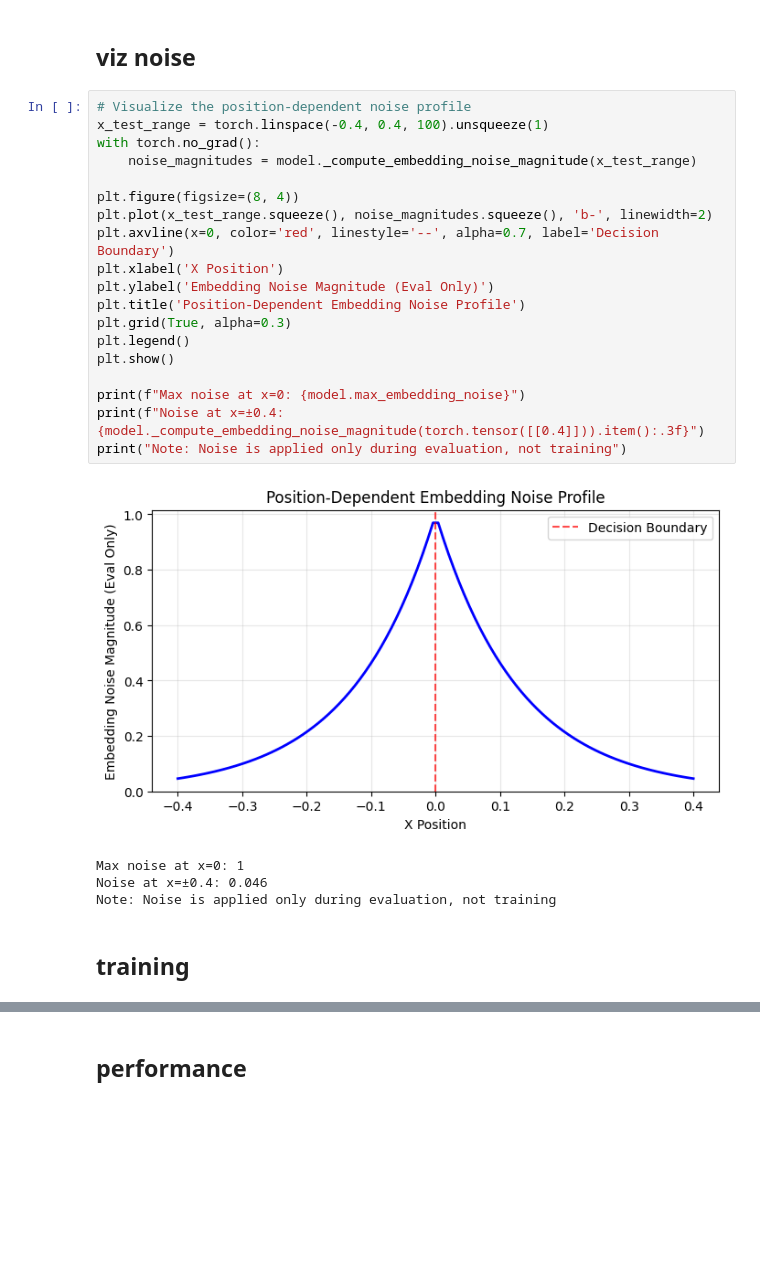
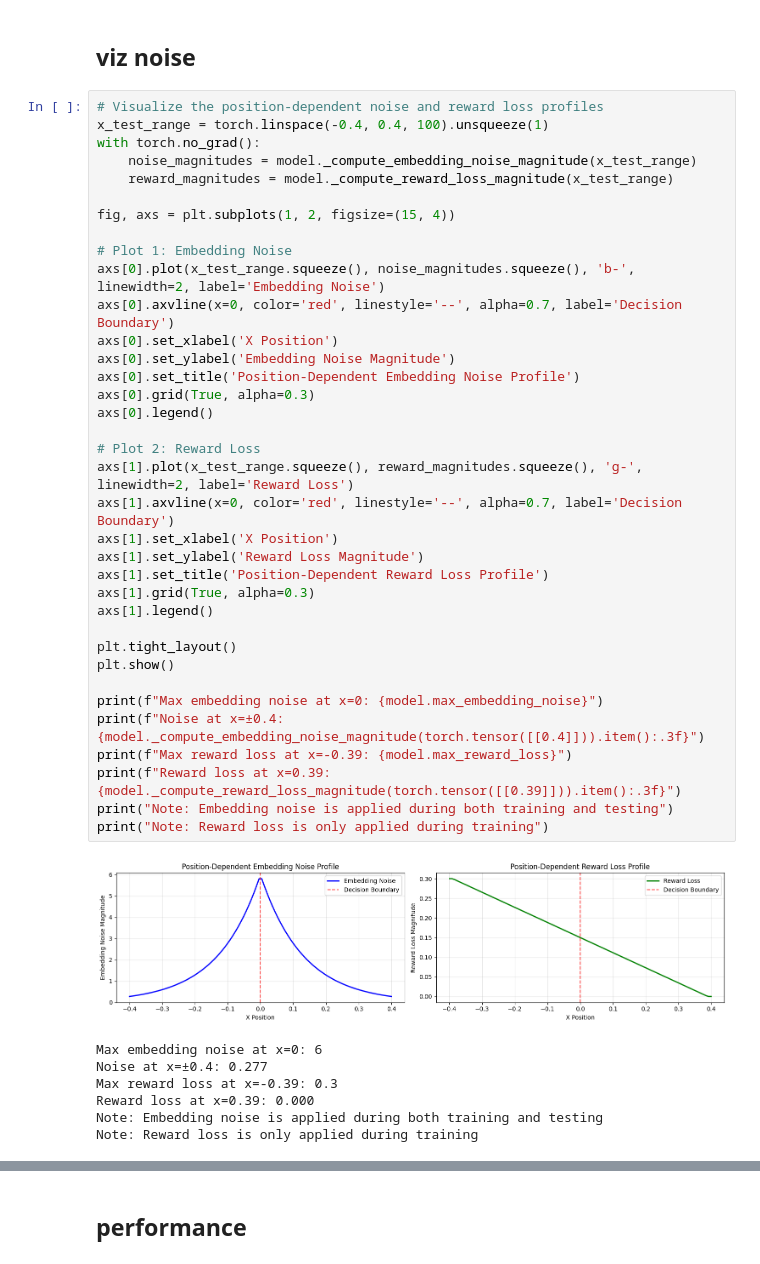
Before and after one commit to siyer7/asymmetry_design, a Jupyter notebook: code/NN_multihead.ipynb, the cells around one changed output, grey strips where cells are left out. Saved outputs shown, nothing was run; the diff lists cells and outputs as text; blank space fills up the shorter version.

```diff
--- a/code/NN_multihead.ipynb
+++ b/code/NN_multihead.ipynb
@@ -180,28 +218,46 @@ epoch_avg_performance = {
 # %% [markdown]
 ## viz noise
 # %%
-# Visualize the position-dependent noise profile
+# Visualize the position-dependent noise and reward loss profiles
 x_test_range = torch.linspace(-0.4, 0.4, 100).unsqueeze(1)
 with torch.no_grad():
     noise_magnitudes = model._compute_embedding_noise_magnitude(x_test_range)
+    reward_magnitudes = model._compute_reward_loss_magnitude(x_test_range)
 
-plt.figure(figsize=(8, 4))
-plt.plot(x_test_range.squeeze(), noise_magnitudes.squeeze(), 'b-', linewidth=2)
-plt.axvline(x=0, color='red', linestyle='--', alpha=0.7, label='Decision Boundary')
-plt.xlabel('X Position')
-plt.ylabel('Embedding Noise Magnitude (Eval Only)')
-plt.title('Position-Dependent Embedding Noise Profile')
-plt.grid(True, alpha=0.3)
-plt.legend()
+fig, axs = plt.subplots(1, 2, figsize=(15, 4))
+
+# Plot 1: Embedding Noise
+axs[0].plot(x_test_range.squeeze(), noise_magnitudes.squeeze(), 'b-', linewidth=2, label='Embedding Noise')
+axs[0].axvline(x=0, color='red', linestyle='--', alpha=0.7, label='Decision Boundary')
+axs[0].set_xlabel('X Position')
+axs[0].set_ylabel('Embedding Noise Magnitude')
+axs[0].set_title('Position-Dependent Embedding Noise Profile')
+axs[0].grid(True, alpha=0.3)
+axs[0].legend()
+
+# Plot 2: Reward Loss
+axs[1].plot(x_test_range.squeeze(), reward_magnitudes.squeeze(), 'g-', linewidth=2, label='Reward Loss')
+axs[1].axvline(x=0, color='red', linestyle='--', alpha=0.7, label='Decision Boundary')
+axs[1].set_xlabel('X Position')
+axs[1].set_ylabel('Reward Loss Magnitude')
+axs[1].set_title('Position-Dependent Reward Loss Profile')
+axs[1].grid(True, alpha=0.3)
+axs[1].legend()
+
+plt.tight_layout()
 plt.show()
 
-print(f"Max noise at x=0: {model.max_embedding_noise}")
+print(f"Max embedding noise at x=0: {model.max_embedding_noise}")
 print(f"Noise at x=±0.4: {model._compute_embedding_noise_magnitude(torch.tensor([[0.4]])).item():.3f}")
-print("Note: Noise is applied only during evaluation, not training")
+print(f"Max reward loss at x=-0.39: {model.max_reward_loss}")
+print(f"Reward loss at x=0.39: {model._compute_reward_loss_magnitude(torch.tensor([[0.39]])).item():.3f}")
+print("Note: Embedding noise is applied during both training and testing")
+print("Note: Reward loss is only applied during training")
 # %% [output]
-[figure, old version]
+[figure, new version]
-Max noise at x=0: 1
-Noise at x=±0.4: 0.046
-Note: Noise is applied only during evaluation, not training
+Max embedding noise at x=0: 6
+Noise at x=±0.4: 0.277
+Max reward loss at x=-0.39: 0.3
+Reward loss at x=0.39: 0.000
+Note: Embedding noise is applied during both training and testing
+Note: Reward loss is only applied during training
-# %% [markdown]
-## training
```
Also changed, not shown: parts of 9 cells of this notebook.
